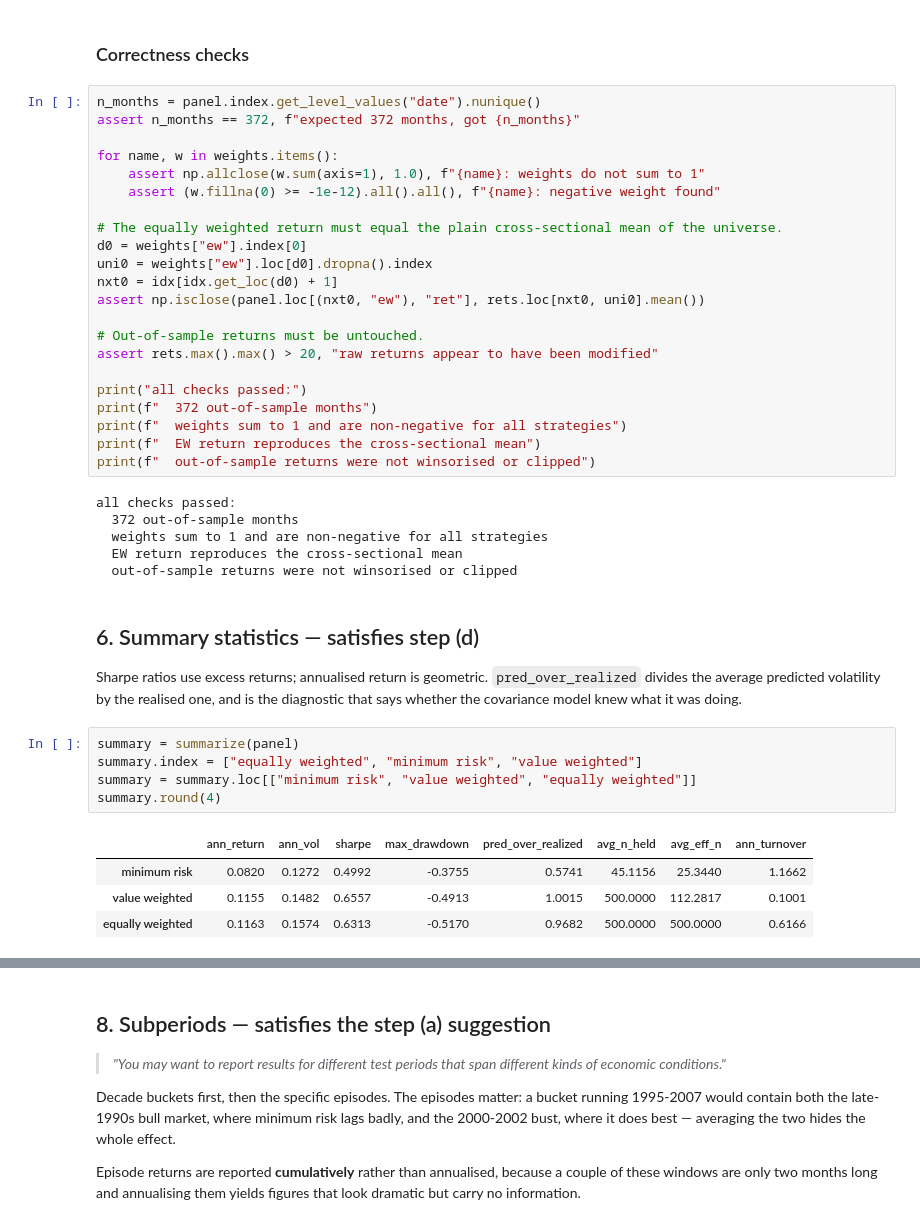
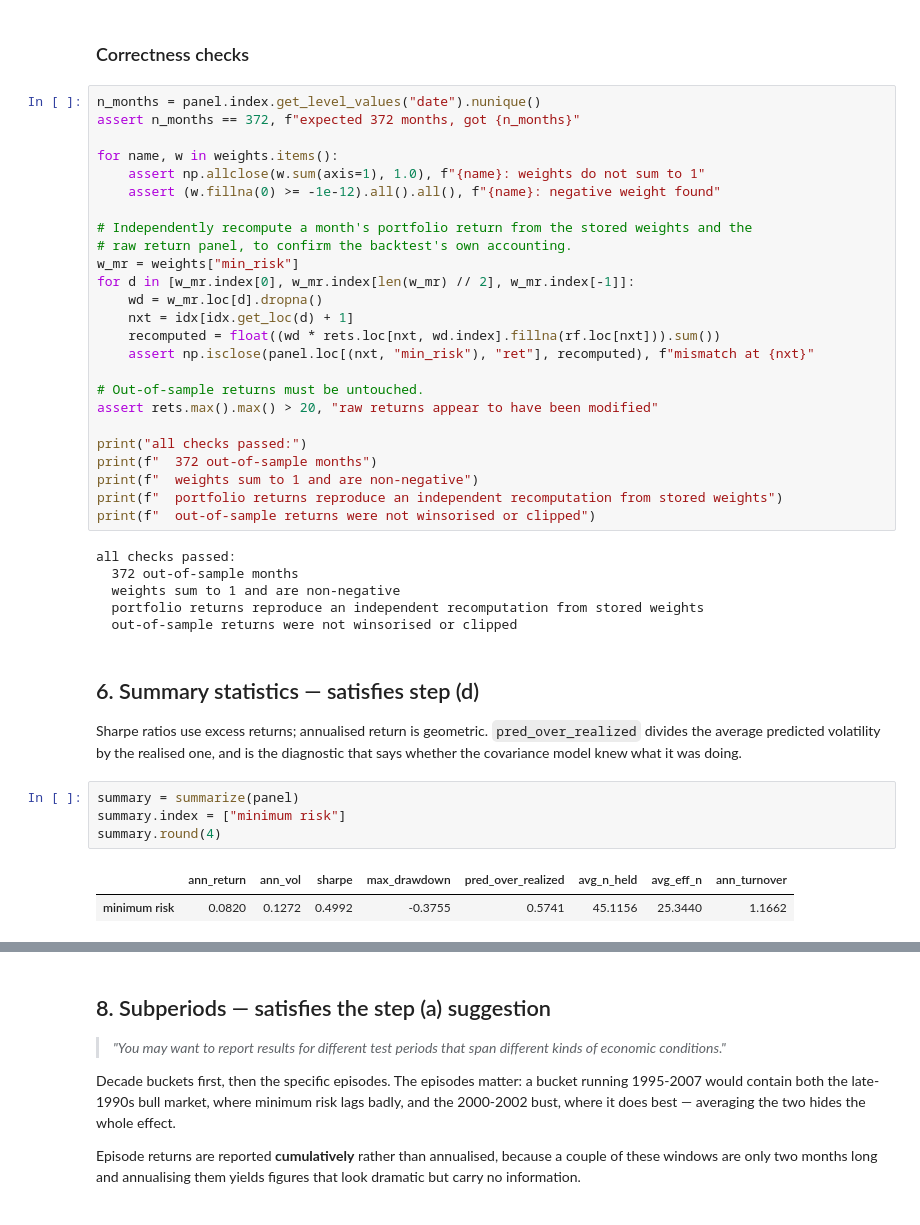
Before and after one commit to Yolandayx929/Fall26-Financial-Optimization-Final-Project, a Jupyter notebook: analysis/min_risk_port.ipynb, the cells around one changed output, grey strips where cells are left out. Cells and saved outputs as stored; diff of their text form.

```diff
--- a/min_risk_port.ipynb
+++ b/analysis/min_risk_port.ipynb
@@ -375,25 +373,28 @@ for name, w in weights.items():
     assert np.allclose(w.sum(axis=1), 1.0), f"{name}: weights do not sum to 1"
     assert (w.fillna(0) >= -1e-12).all().all(), f"{name}: negative weight found"
 
-# The equally weighted return must equal the plain cross-sectional mean of the universe.
-d0 = weights["ew"].index[0]
-uni0 = weights["ew"].loc[d0].dropna().index
-nxt0 = idx[idx.get_loc(d0) + 1]
-assert np.isclose(panel.loc[(nxt0, "ew"), "ret"], rets.loc[nxt0, uni0].mean())
+# Independently recompute a month's portfolio return from the stored weights and the
+# raw return panel, to confirm the backtest's own accounting.
+w_mr = weights["min_risk"]
+for d in [w_mr.index[0], w_mr.index[len(w_mr) // 2], w_mr.index[-1]]:
+    wd = w_mr.loc[d].dropna()
+    nxt = idx[idx.get_loc(d) + 1]
+    recomputed = float((wd * rets.loc[nxt, wd.index].fillna(rf.loc[nxt])).sum())
+    assert np.isclose(panel.loc[(nxt, "min_risk"), "ret"], recomputed), f"mismatch at {nxt}"
 
 # Out-of-sample returns must be untouched.
 assert rets.max().max() > 20, "raw returns appear to have been modified"
 
 print("all checks passed:")
 print(f"  372 out-of-sample months")
-print(f"  weights sum to 1 and are non-negative for all strategies")
-print(f"  EW return reproduces the cross-sectional mean")
+print(f"  weights sum to 1 and are non-negative")
+print(f"  portfolio returns reproduce an independent recomputation from stored weights")
 print(f"  out-of-sample returns were not winsorised or clipped")
 # %% [output]
 all checks passed:
   372 out-of-sample months
-  weights sum to 1 and are non-negative for all strategies
-  EW return reproduces the cross-sectional mean
+  weights sum to 1 and are non-negative
+  portfolio returns reproduce an independent recomputation from stored weights
   out-of-sample returns were not winsorised or clipped
 # %% [markdown]
 ## 6. Summary statistics — satisfies step (d)
@@ -403,12 +404,9 @@ Sharpe ratios use excess returns; annualised return is geometric.
 the diagnostic that says whether the covariance model knew what it was doing.
 # %%
 summary = summarize(panel)
-summary.index = ["equally weighted", "minimum risk", "value weighted"]
-summary = summary.loc[["minimum risk", "value weighted", "equally weighted"]]
+summary.index = ["minimum risk"]
 summary.round(4)
 # %% [output]
 |  | ann_return | ann_vol | sharpe | max_drawdown | pred_over_realized | avg_n_held | avg_eff_n | ann_turnover |
 | minimum risk | 0.0820 | 0.1272 | 0.4992 | -0.3755 | 0.5741 | 45.1156 | 25.3440 | 1.1662 |
-| value weighted | 0.1155 | 0.1482 | 0.6557 | -0.4913 | 1.0015 | 500.0000 | 112.2817 | 0.1001 |
-| equally weighted | 0.1163 | 0.1574 | 0.6313 | -0.5170 | 0.9682 | 500.0000 | 500.0000 | 0.6166 |
 # %%
```
Also changed, not shown: parts of 14 cells of this notebook, 4 other files.
